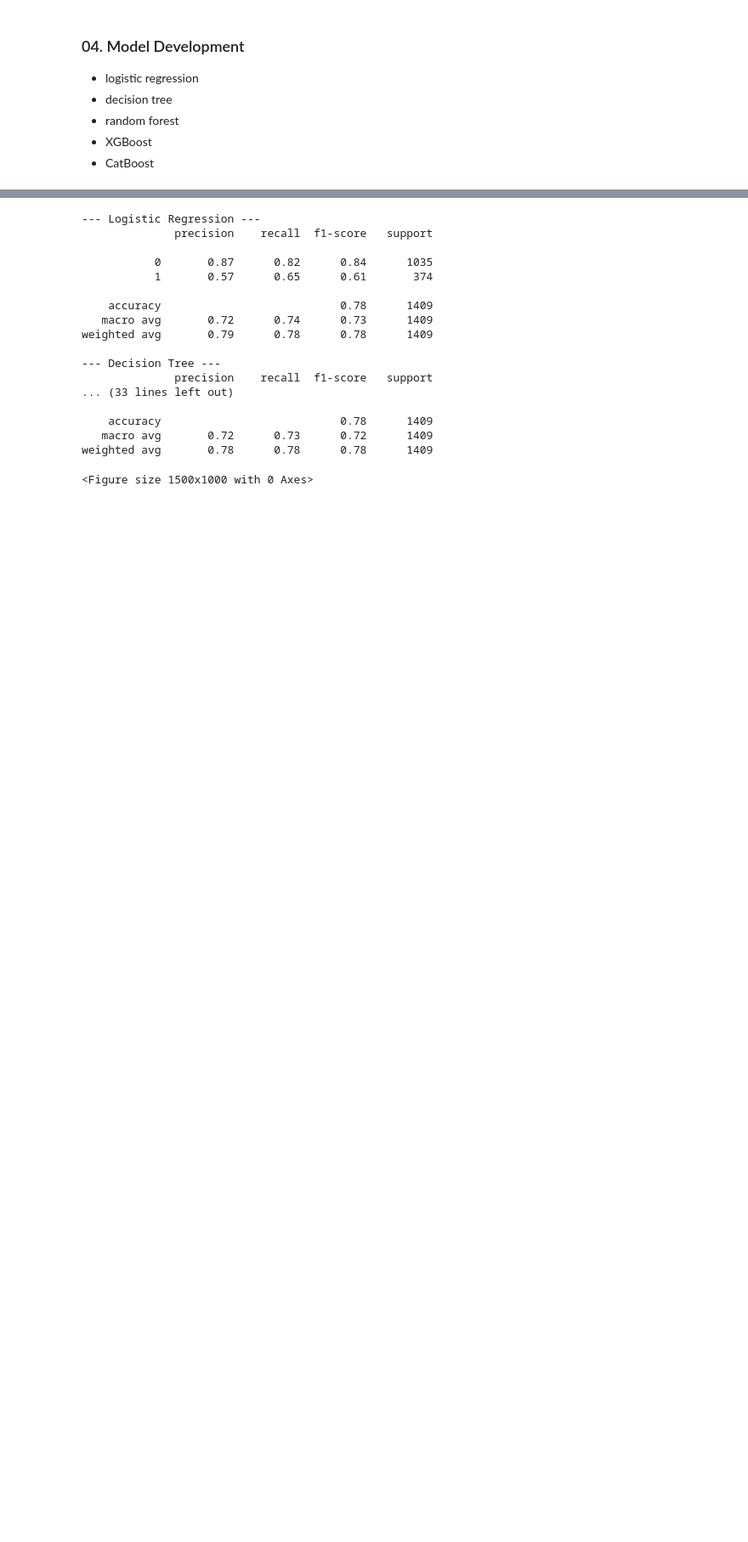
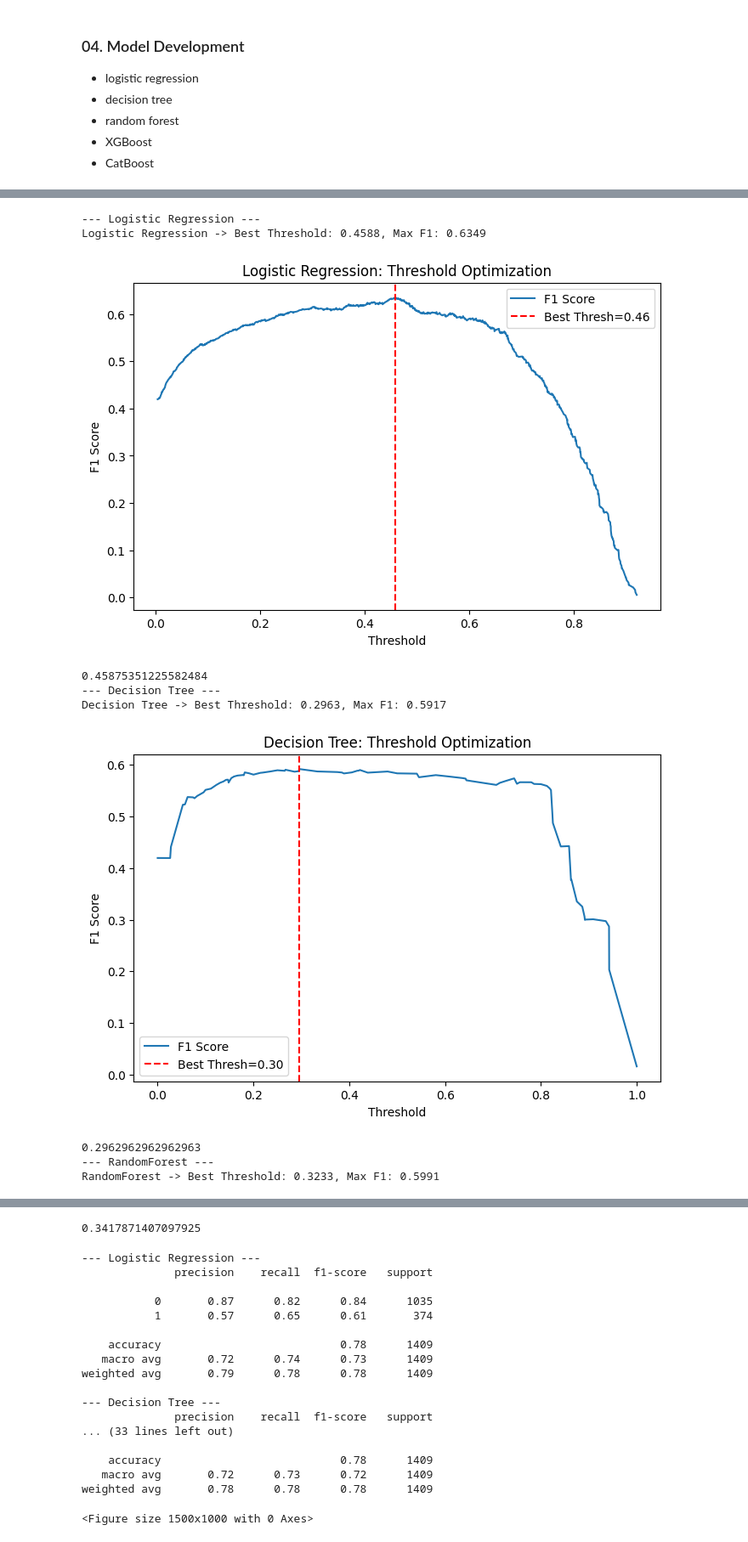
Before and after one commit to p-sahas/advanced-telco-customer-churn, a Jupyter notebook: Notebooks/03_model_deploment.ipynb, the cells around one changed output, grey strips where cells are left out. Shown at 85% size. Drawn from its saved outputs; the diff is of its cells as text; code cells hidden in the pictures; blank space fills up the shorter version.

Commit message:
Trreshold optimization

```diff
--- a/Notebooks/03_model_deploment.ipynb
+++ b/Notebooks/03_model_deploment.ipynb
@@ -269,0 +272,50 @@ Processing Decision Tree...
+# %%
+# --- Threshold Tuning ---
+
+def find_optimal_threshold(y_true, y_probs, model_name):
+    precisions, recalls, thresholds = precision_recall_curve(y_true, y_probs)
+    f1_scores = 2 * (precisions * recalls) / (precisions + recalls)
+    best_idx = np.argmax(f1_scores)
+    best_thresh = thresholds[best_idx]
+    max_f1 = f1_scores[best_idx]
+
+    print(f"{model_name} -> Best Threshold: {best_thresh:.4f}, Max F1: {max_f1:.4f}")
+
+    # Plot F1 vs Threshold
+
+    plt.figure(figsize=(8, 5))
+    plt.plot(thresholds, f1_scores[:-1], label='F1 Score')
+    plt.axvline(best_thresh, color='r', linestyle='--', label=f'Best Thresh={best_thresh:.2f}')
+    plt.title(f'{model_name}: Threshold Optimization')
+    plt.xlabel('Threshold')
+    plt.ylabel('F1 Score')
+    plt.legend()
+    plt.savefig(f'../artifacts/images/{model_name}_threshold_tuning.png')
+    plt.show()
+
+    return best_thresh
+
+for i, (name, model) in enumerate(best_models.items()):
+    # Predictions
+    y_pred = model.predict(X_test)
+    y_proba = model.predict_proba(X_test)[:, 1]
+    print(f"--- {name} ---")
+    print(find_optimal_threshold(y_test, y_proba, name))
+
+# # Get Probabilities
+# y_probs_dt = best_dt.predict_proba(X_test)[:, 1]
+# y_probs_nn = model_best.predict(X_test_scaled).flatten()
+
+# best_thresh_dt = find_optimal_threshold(y_test, y_probs_dt, "Decision Tree")
+# best_thresh_nn = find_optimal_threshold(y_test, y_probs_nn, "Neural Network")
+# %% [output]
+--- Logistic Regression ---
+Logistic Regression -> Best Threshold: 0.4588, Max F1: 0.6349
+[figure, added]
+0.45875351225582484
+--- Decision Tree ---
+Decision Tree -> Best Threshold: 0.2963, Max F1: 0.5917
+[figure, added]
+0.2962962962962963
+--- RandomForest ---
+RandomForest -> Best Threshold: 0.3233, Max F1: 0.5991
@@ -270,3 +331,4 @@ Processing Decision Tree...
+0.3417871407097925
 # %%
 plt.figure(figsize=(15, 10))
 plt.figure(figsize=(15, 10))
```
Also changed, not shown: parts of 6 cells of this notebook.
